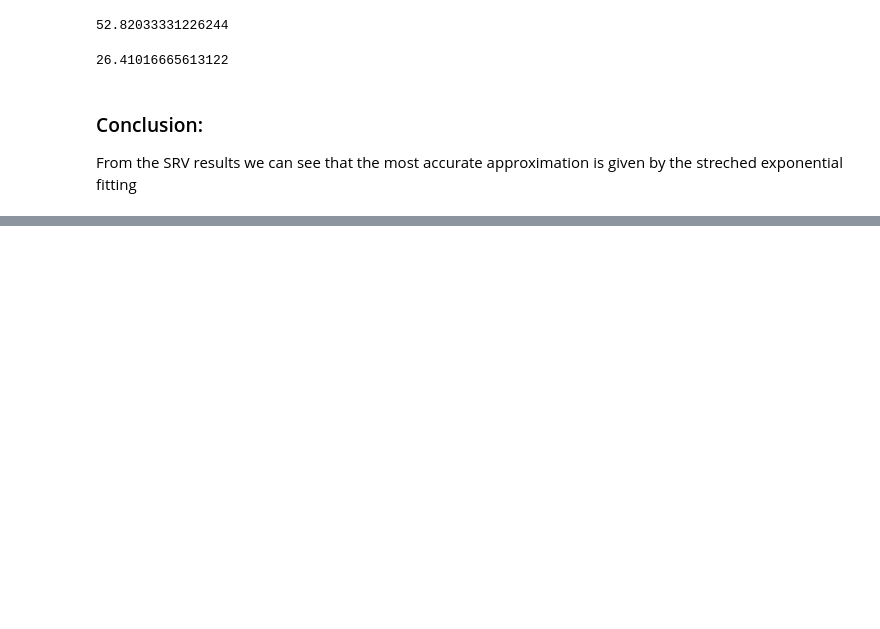
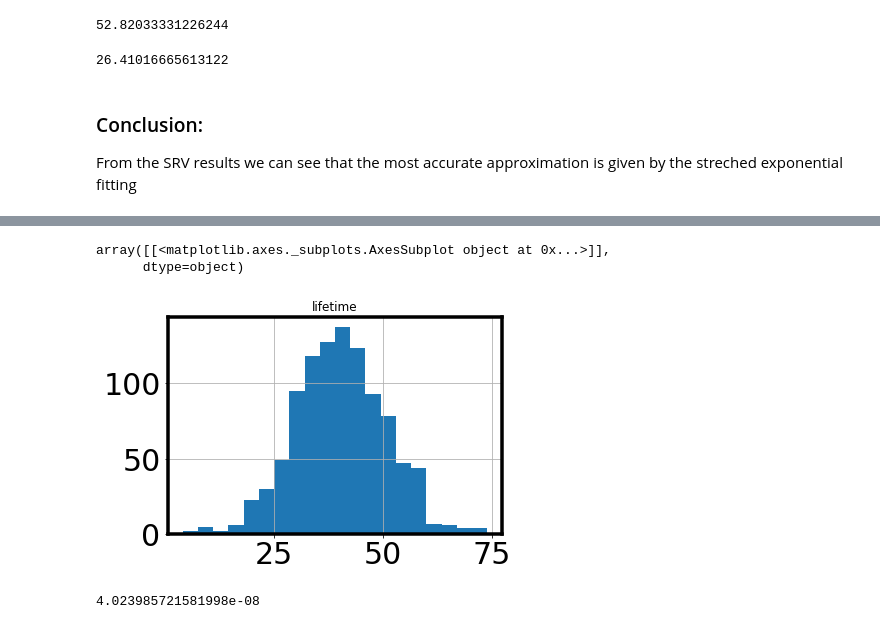
Before and after one commit to mtaddei94/TimeResolvedPL, a Jupyter notebook: TRPL_sim.ipynb, the cells around one changed output, grey strips where cells are left out. Drawn from its saved outputs; the diff is of its cells as text; code cells hidden in the pictures; blank space fills up the shorter version.

```diff
--- a/TRPL_sim.ipynb
+++ b/TRPL_sim.ipynb
@@ -416,0 +465,4 @@ From the SRV results we can see that the most accurate approximation is given by
+# %%
+d1 = np.random.normal(loc=40, scale=10, size=1000)
+# %%
+gaussd1 = pd.DataFrame(data=d1, columns=['lifetime'])
@@ -416,0 +485,6 @@ From the SRV results we can see that the most accurate approximation is given by
+# %%
+gaussd1.hist(bins=20)
+# %% [output]
+array([[<matplotlib.axes._subplots.AxesSubplot object at 0x...>]],
+      dtype=object)
+[figure, added]
@@ -416,0 +493,4 @@ From the SRV results we can see that the most accurate approximation is given by
+# %%
+np.average(d1_s)
+# %% [output]
+4.023985721581998e-08
```
Also changed, not shown: parts of 34 cells of this notebook.
